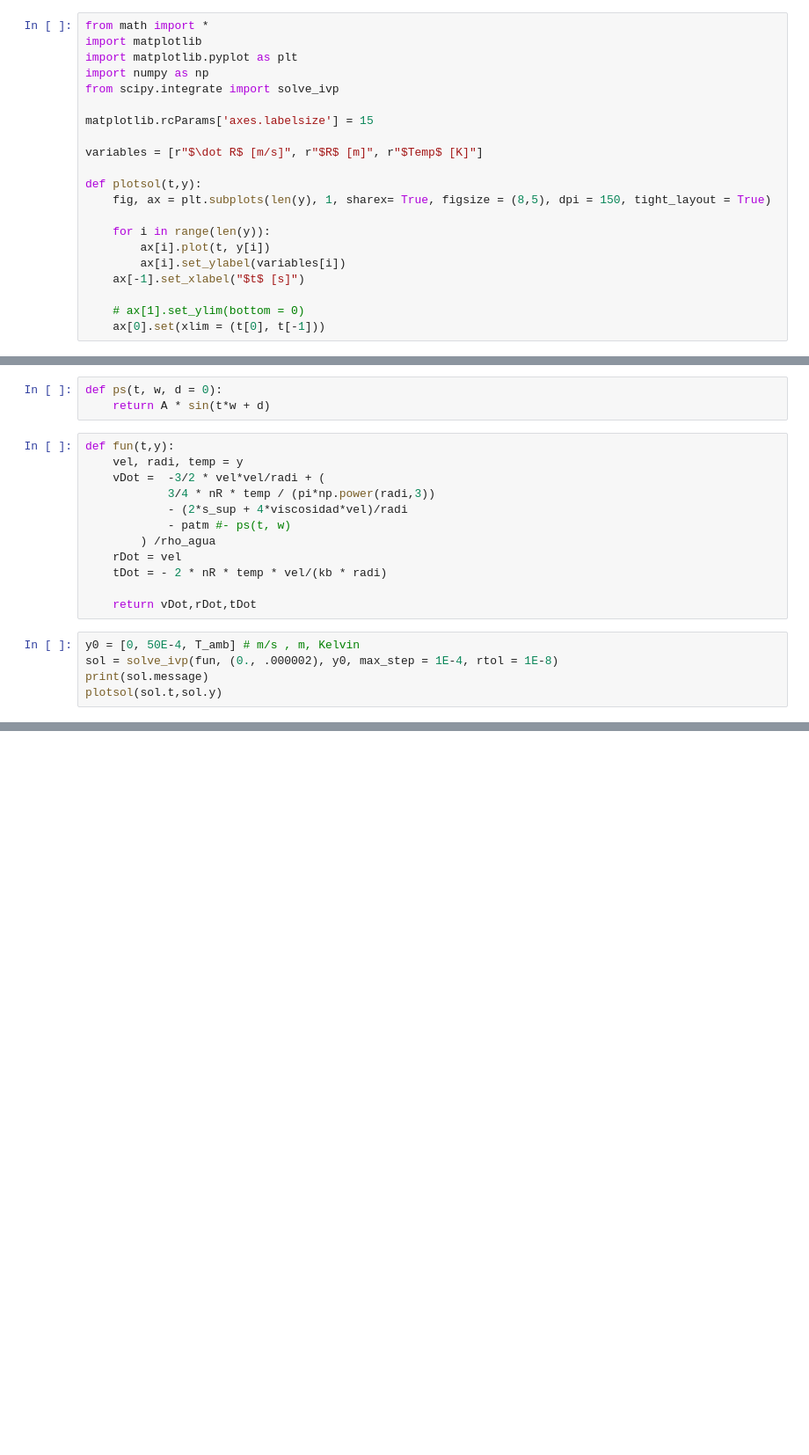
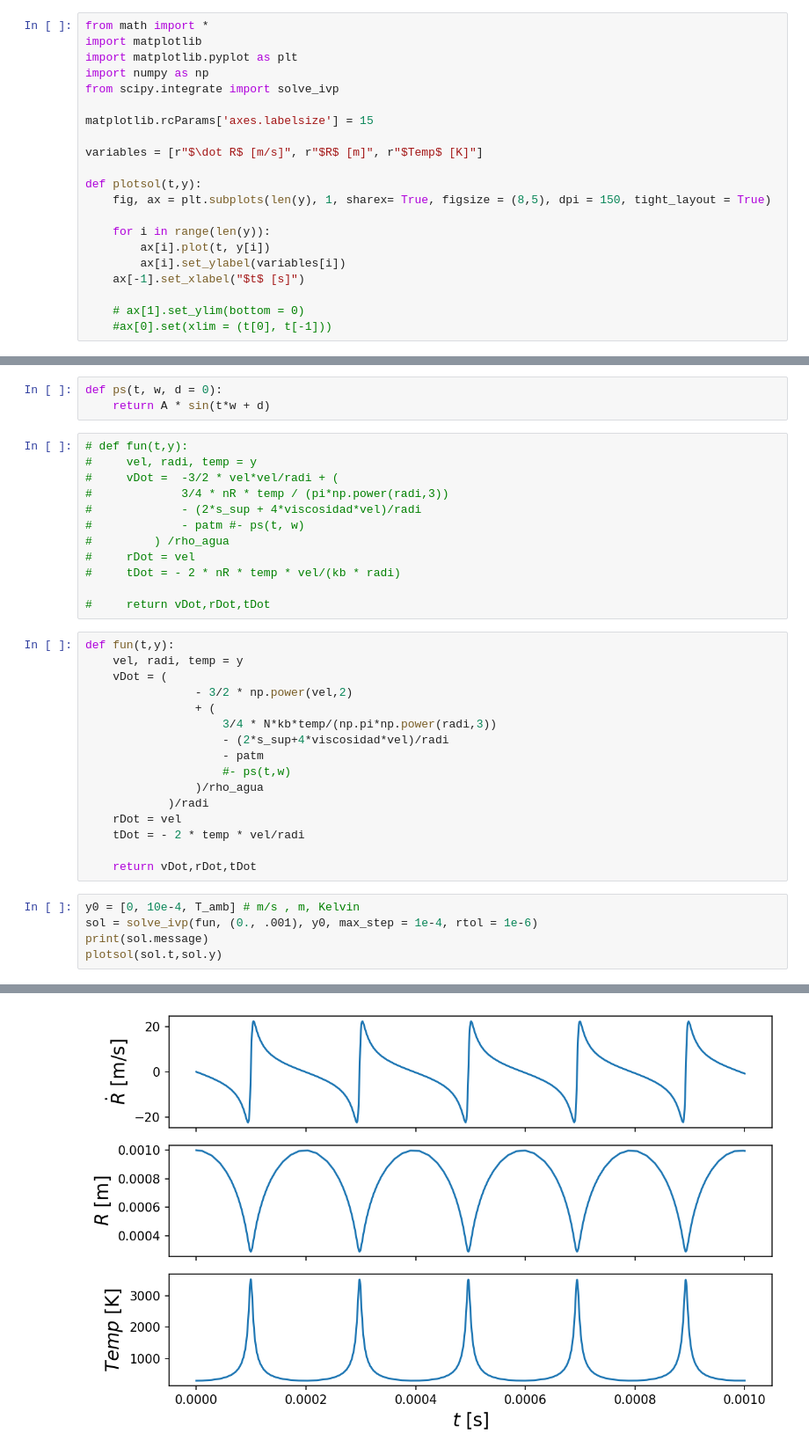
Before and after one commit to coNimaTo/Investigacion-I, a Jupyter notebook: Toula.ipynb, the cells around one changed output, grey strips where cells are left out. Shown at 88% size. Saved outputs shown, nothing was run; the diff lists cells and outputs as text; blank space fills up the shorter version.

```diff
--- a/Toula.ipynb
+++ b/Toula.ipynb
@@ -18,7 +18,7 @@ def plotsol(t,y):
     ax[-1].set_xlabel("$t$ [s]")
 
     # ax[1].set_ylim(bottom = 0)
-    ax[0].set(xlim = (t[0], t[-1]))
+    #ax[0].set(xlim = (t[0], t[-1]))
 # %%
 patm        = 98000     # Pascals
 T_amb       = 293       # Kelvin
@@ -35,19 +36,36 @@ s_sup       = 7.274E-2  # N/m
 def ps(t, w, d = 0):
     return A * sin(t*w + d)
 # %%
-def fun(t,y):
-    vel, radi, temp = y
-    vDot =  -3/2 * vel*vel/radi + (
-            3/4 * nR * temp / (pi*np.power(radi,3))
-            - (2*s_sup + 4*viscosidad*vel)/radi
-            - patm #- ps(t, w)
-        ) /rho_agua
-    rDot = vel
-    tDot = - 2 * nR * temp * vel/(kb * radi)
+# def fun(t,y):
+#     vel, radi, temp = y
+#     vDot =  -3/2 * vel*vel/radi + (
+#             3/4 * nR * temp / (pi*np.power(radi,3))
+#             - (2*s_sup + 4*viscosidad*vel)/radi
+#             - patm #- ps(t, w)
+#         ) /rho_agua
+#     rDot = vel
+#     tDot = - 2 * nR * temp * vel/(kb * radi)
 
-    return vDot,rDot,tDot
+#     return vDot,rDot,tDot
+# %%
+def fun(t,y):
+    vel, radi, temp = y
+    vDot = (
+                - 3/2 * np.power(vel,2)
+                + (
+                    3/4 * N*kb*temp/(np.pi*np.power(radi,3))
+                    - (2*s_sup+4*viscosidad*vel)/radi
+                    - patm
+                    #- ps(t,w)
+                )/rho_agua
+            )/radi
+    rDot = vel
+    tDot = - 2 * temp * vel/radi
+
+    return vDot,rDot,tDot
 # %%
-y0 = [0, 50E-4, T_amb] # m/s , m, Kelvin
-sol = solve_ivp(fun, (0., .000002), y0, max_step = 1E-4, rtol = 1E-8)
+y0 = [0, 10e-4, T_amb] # m/s , m, Kelvin
+sol = solve_ivp(fun, (0., .001), y0, max_step = 1e-4, rtol = 1e-6)
 print(sol.message)
 plotsol(sol.t,sol.y)
+# %% [output]
@@ -53,0 +73 @@ plotsol(sol.t,sol.y)
+[figure, added]
```
Also changed, not shown: parts of 2 cells of this notebook.
